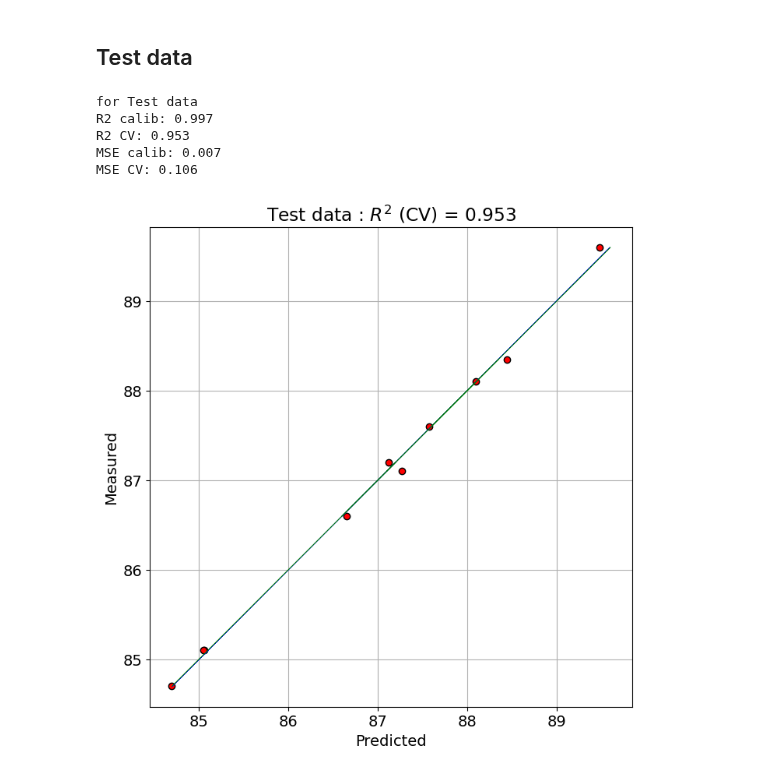
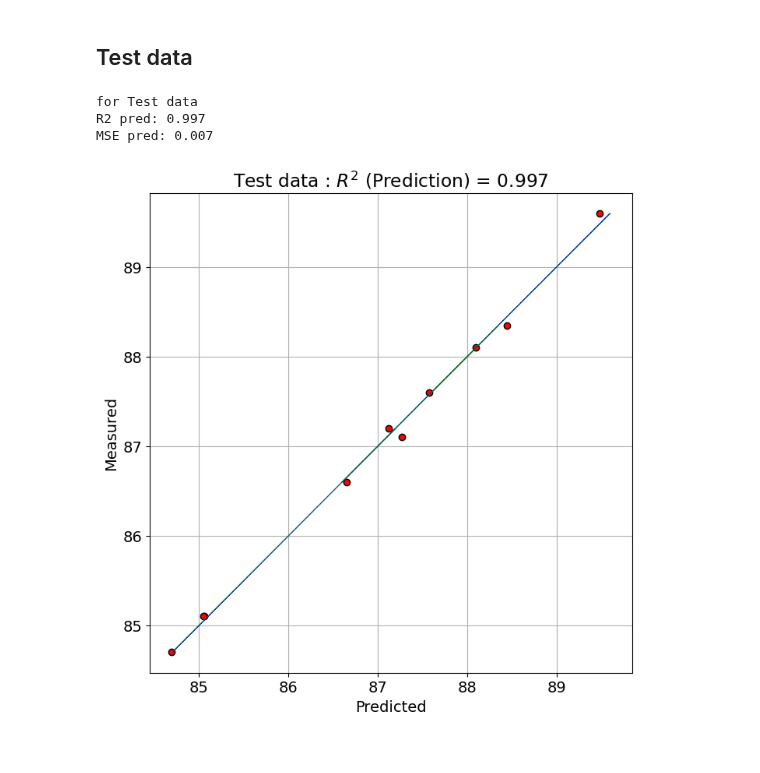
Before and after one commit to bitwalk123/MyNotebook, a Jupyter notebook: octane_001.ipynb, the cells around one changed output. Drawn from its saved outputs; the diff is of its cells as text; code cells hidden in the pictures.

```diff
--- a/octane_001.ipynb
+++ b/octane_001.ipynb
@@ -241,58 +241,45 @@ plt.show()
 # %% [markdown]
 ## Test data
 # %%
-# Fir to the entire dataset
+# Fit to the entire dataset
 pls_opt.fit(X_test, y_test)
-y_test_c = pls_opt.predict(X_test)
-
-# Cross-validation
-if len(y_test) < 10:
-    n_cv = len(y_test)
-else:
-    n_cv = 10
-y_test_cv = cross_val_predict(pls_opt, X_test, y_test, cv=n_cv)
+y_pred = pls_opt.predict(X_test)
 
 # Calculate scores for calibration and cross-validation
-score_test_c = r2_score(y_test, y_test_c)
-score_test_cv = r2_score(y_test, y_test_cv)
+score_pred = r2_score(y_test, y_pred)
 
 # Calculate mean squared error for calibration and cross validation
-mse_test_c = mean_squared_error(y_test, y_test_c)
-mse_test_cv = mean_squared_error(y_test, y_test_cv)
+mse_pred = mean_squared_error(y_test, y_pred)
 
 print('for Test data')
-print('R2 calib: %5.3f' % score_test_c)
-print('R2 CV: %5.3f'  % score_test_cv)
-print('MSE calib: %5.3f' % mse_test_c)
-print('MSE CV: %5.3f' % mse_test_cv)
+print('R2 pred: %5.3f' % score_pred)
+print('MSE pred: %5.3f' % mse_pred)
 # %% [output]
 for Test data
-R2 calib: 0.997
-R2 CV: 0.953
-MSE calib: 0.007
-MSE CV: 0.106
+R2 pred: 0.997
+MSE pred: 0.007
 # %%
 # Plot regression and figures of merit
 rangey = max(y_test) - min(y_test)
-rangex = max(y_test_c) - min(y_test_c)
+rangex = max(y_pred) - min(y_pred)
 
 # Fit a line to the CV vs response
-z = np.polyfit(y_test, y_test_c, 1)
+z = np.polyfit(y_test, y_pred, 1)
 fig, ax = plt.subplots(figsize=(8, 8))
-ax.scatter(y_test_c, y_test, c='red', edgecolors='k')
+ax.scatter(y_pred, y_test, c='red', edgecolors='k')
 
 # Plot the best fit line
 ax.plot(np.polyval(z, y_test), y_test, c='blue', linewidth=0.5)
 
 # Plot the ideal 1:1 line
 ax.plot(y_test, y_test, color='green', linewidth=0.5)
-plt.title('Test data : $R^{2}$ (CV) = ' + '{:.3f}'.format(score_test_cv))
+plt.title('Test data : $R^{2}$ (Prediction) = ' + '{:.3f}'.format(score_pred))
 plt.xlabel('Predicted')
 plt.ylabel('Measured')
 ax.axis('equal')
 plt.grid()
 
 plt.savefig('octane_004.png')
 plt.show()
 # %% [output]
-[figure, old version]
+[figure, new version]
```
Also changed, not shown: 1 other file.
